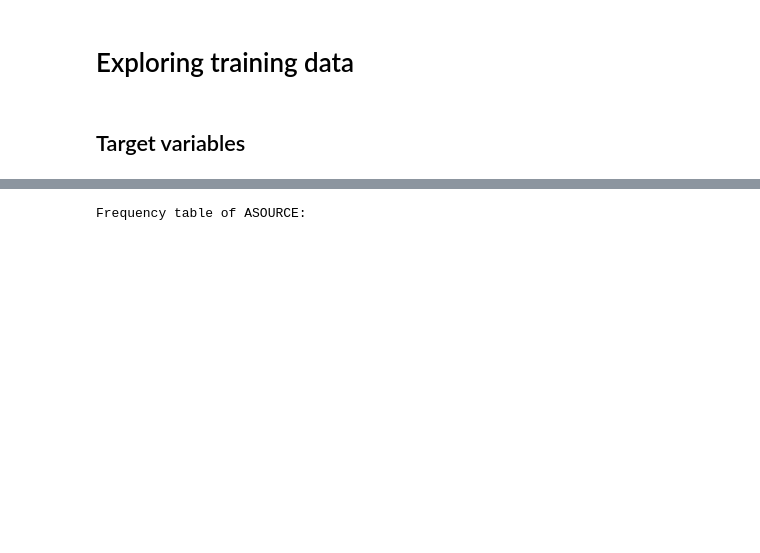
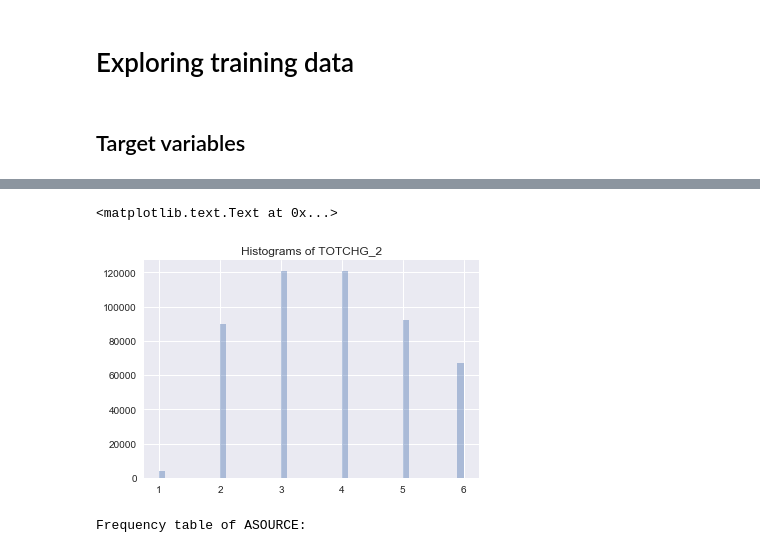
Before and after one commit to ShuyuanZhao/ML_Health_Care_Data_Imputation, a Jupyter notebook: ML-Project_EDA.ipynb, the cells around one changed output, grey strips where cells are left out. Cells and saved outputs as stored; diff of their text form; code cells hidden in the pictures; blank space fills up the shorter version.

```diff
--- a/ML-Project_EDA.ipynb
+++ b/ML-Project_EDA.ipynb
@@ -55,3 +55,23 @@ for col in df.columns:
 #     print(i)
 # %% [markdown]
 ## Target variables
+# %%
+def RevertTrain(y):
+    Y = []
+    for i in range(len(y)):
+        if 40000 <= y[i]:
+            Y.append(6)
+        elif 20000 <= y[i] < 40000:
+            Y.append(5)
+        elif 10000 <= y[i] < 20000:
+            Y.append(4)
+        elif 5000 <= y[i] < 10000:
+            Y.append(3)
+        elif 1000 <= y[i] < 5000:
+            Y.append(2)
+        elif y[i] <= 1000:
+            Y.append(1)
+    return Y
+# %%
+TOTCHG_2 = RevertTrain(df.TOTCHG)
+TOTCHG_2_freq_table = series_to_freq(TOTCHG_2)
@@ -58,3 +90,9 @@ for col in df.columns:
+# %%
+sns.distplot(TOTCHG_2,kde=False)
+plt.title('Histograms of TOTCHG_2')
+# %% [output]
+<matplotlib.text.Text at 0x...>
+[figure, added]
 # %%
 ASOURCE_freq_table = series_to_freq(df['ASOURCE'])
 ATYPE_freq_table = series_to_freq(df['ATYPE'])
```
Also changed, not shown: parts of 1 cell of this notebook.
